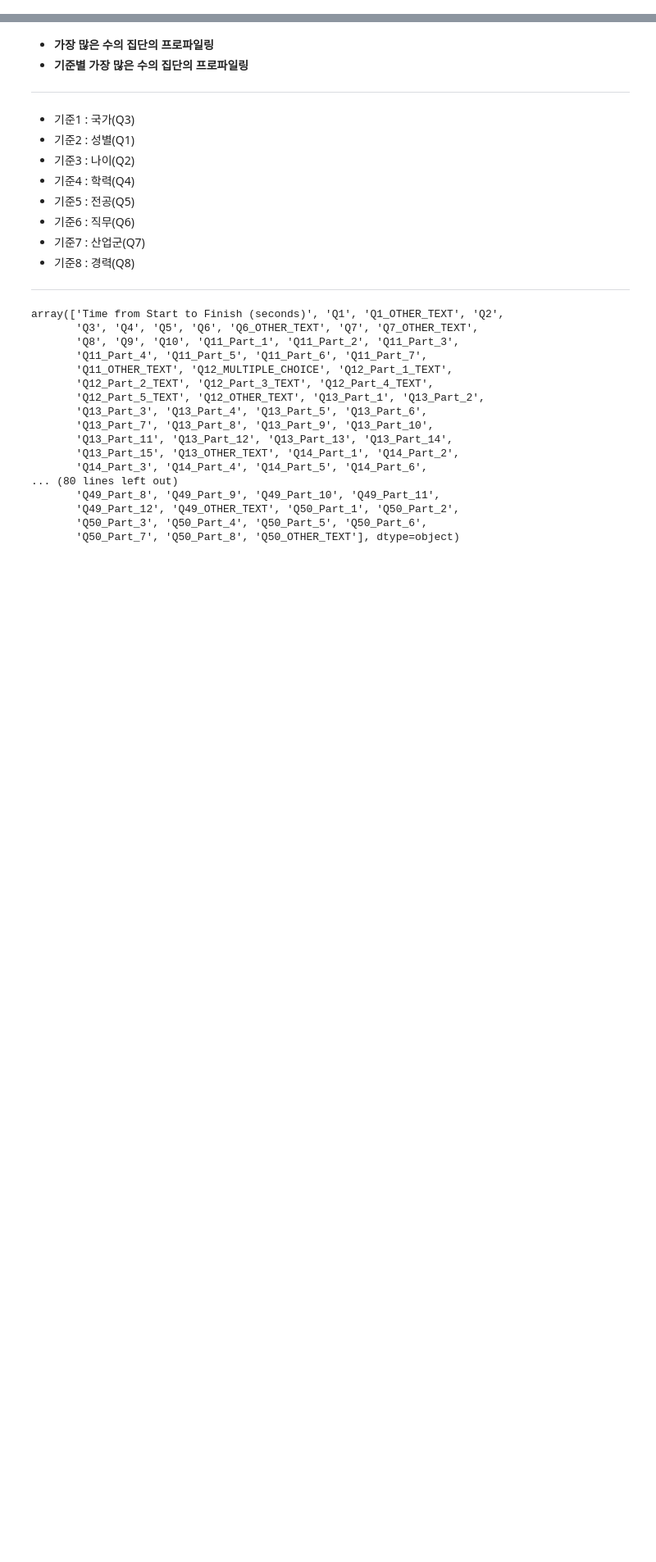
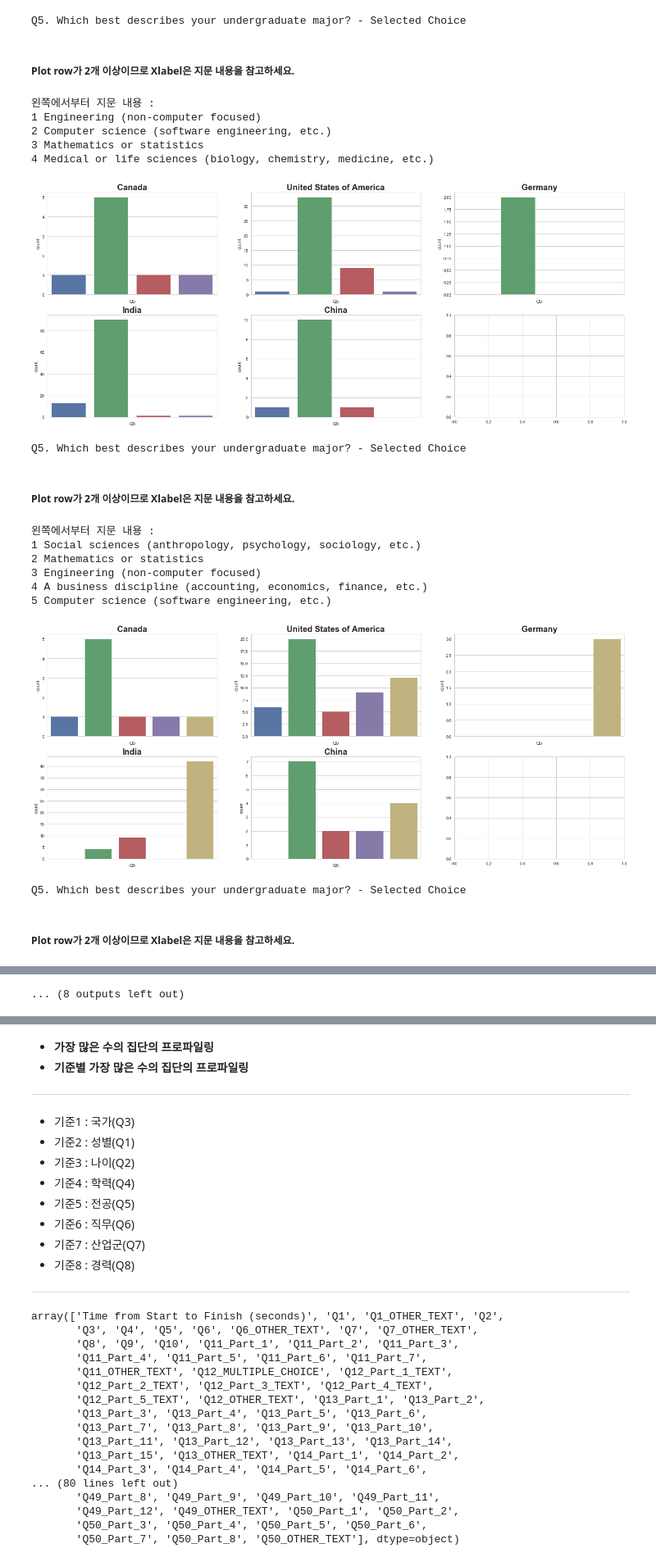
Before and after one commit to DanialDaeHyunNam/2018-Kaggle-ML-And-DS-Survey-Challenge, a Jupyter notebook: HyowonJang/Project_Root/Untitled.ipynb, the cells around one changed output, grey strips where cells are left out. Shown at 82% size. Cells and saved outputs as stored; diff of their text form; code cells hidden in the pictures; blank space fills up the shorter version.

```diff
--- a/HyowonJang/Project_Root/Untitled.ipynb
+++ b/HyowonJang/Project_Root/Untitled.ipynb
@@ -50,0 +88,21 @@ df.head(15)
+# %%
+dfs = {}
+for i in countries:
+    dfs[i] = df[(df['Q1']=='Female')&(df['Q2']=="18-21")&(df['Q3']==i)&(df['Q4']=='Bachelor’s degree')]
+
+dfs_ = {}
+for i in countries:
+    dfs_[i] = df[(df['Q1']=='Female')&(df['Q2']=="22-24")&(df['Q3']==i)&(df['Q4']=='Bachelor’s degree')]
+
+# 위 조건에서 국가만 다르게 해서 df들을 만들고
+# ks.draw_plot으로 문항마다 플롯을 그리고 싶은데
+
+# 딕셔너리의 Key, Value 형태로 저장하는게 for문을 사용하여 변수명을 다르게 하려는 것을 대체할 수 있는가가
+# 의문이었는데
+# 변수명 대신에 dic["원하는 키워드"]하면 변수명과 같은 역할을 해주니까 딕셔너리를 활용하면 된다
+# %%
+def dfs_by_criterias(country = [], sex="", age="", edu=""):
+    dfs = {}
+    for i in country:
+        dfs[i] = df[(df['Q1']==sex)&(df['Q2']==age)&(df['Q3']==i)&(df['Q4']==edu)]
+    return dfs
@@ -50,0 +138,8 @@ df.head(15)
+# %%
+countries = ["Canada","United States of America","Germany","India","China"]
+# %%
+dfs_1 = dfs_by_criterias(country=countries, sex="Female", age="18-21", edu="Bachelor’s degree")
+dfs_2 = dfs_by_criterias(country=countries, sex="Female", age="22-24", edu="Bachelor’s degree")
+dfs_3 = dfs_by_criterias(country=countries, sex="Female", age="22-24", edu="Master’s degree")
+dfs_4 = dfs_by_criterias(country=countries, sex="Female", age="25-29", edu="Master’s degree")
+dfs_5 = dfs_by_criterias(country=countries, sex="Female", age="30-34", edu="Master’s degree")
@@ -50,0 +208,26 @@ df.head(15)
+# %%
+ks.draw_plot(5,dfs_=dfs_1)
+ks.draw_plot(5,dfs_=dfs_2)
+ks.draw_plot(5,dfs_=dfs_3)
+ks.draw_plot(5,dfs_=dfs_4)
+ks.draw_plot(5,dfs_=dfs_5)
+# %% [output]
+Q5. Which best describes your undergraduate major? - Selected Choice
+##### Plot row가 2개 이상이므로 Xlabel은 지문 내용을 참고하세요.
+왼쪽에서부터 지문 내용 :
+1 Engineering (non-computer focused)
+2 Computer science (software engineering, etc.)
+3 Mathematics or statistics
+4 Medical or life sciences (biology, chemistry, medicine, etc.)
+[figure, added]
+Q5. Which best describes your undergraduate major? - Selected Choice
+##### Plot row가 2개 이상이므로 Xlabel은 지문 내용을 참고하세요.
+왼쪽에서부터 지문 내용 :
+1 Social sciences (anthropology, psychology, sociology, etc.)
+2 Mathematics or statistics
+3 Engineering (non-computer focused)
+4 A business discipline (accounting, economics, finance, etc.)
+5 Computer science (software engineering, etc.)
+[figure, added]
+Q5. Which best describes your undergraduate major? - Selected Choice
+##### Plot row가 2개 이상이므로 Xlabel은 지문 내용을 참고하세요.
@@ -50,0 +242 @@ df.head(15)
+... (8 outputs left out)
```
Also changed, not shown: parts of 35 cells of this notebook, 1 other file.
